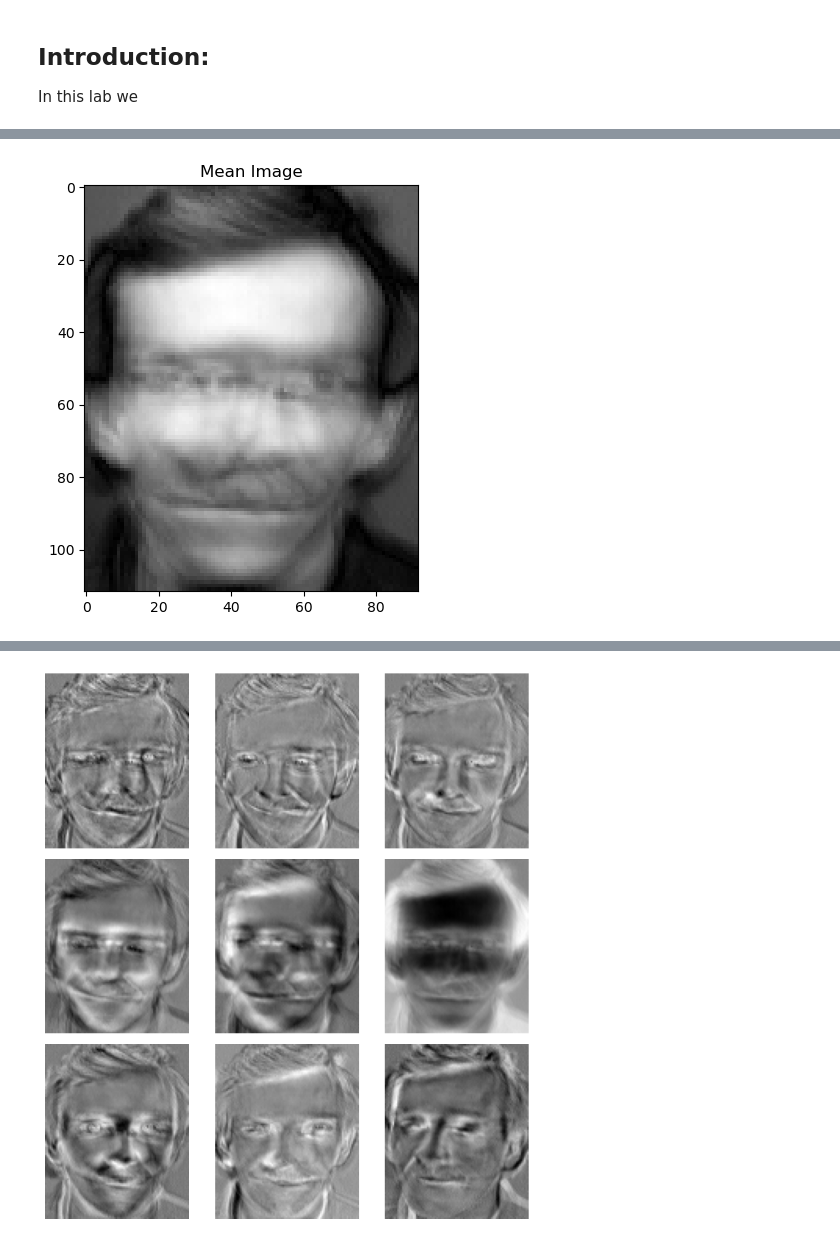
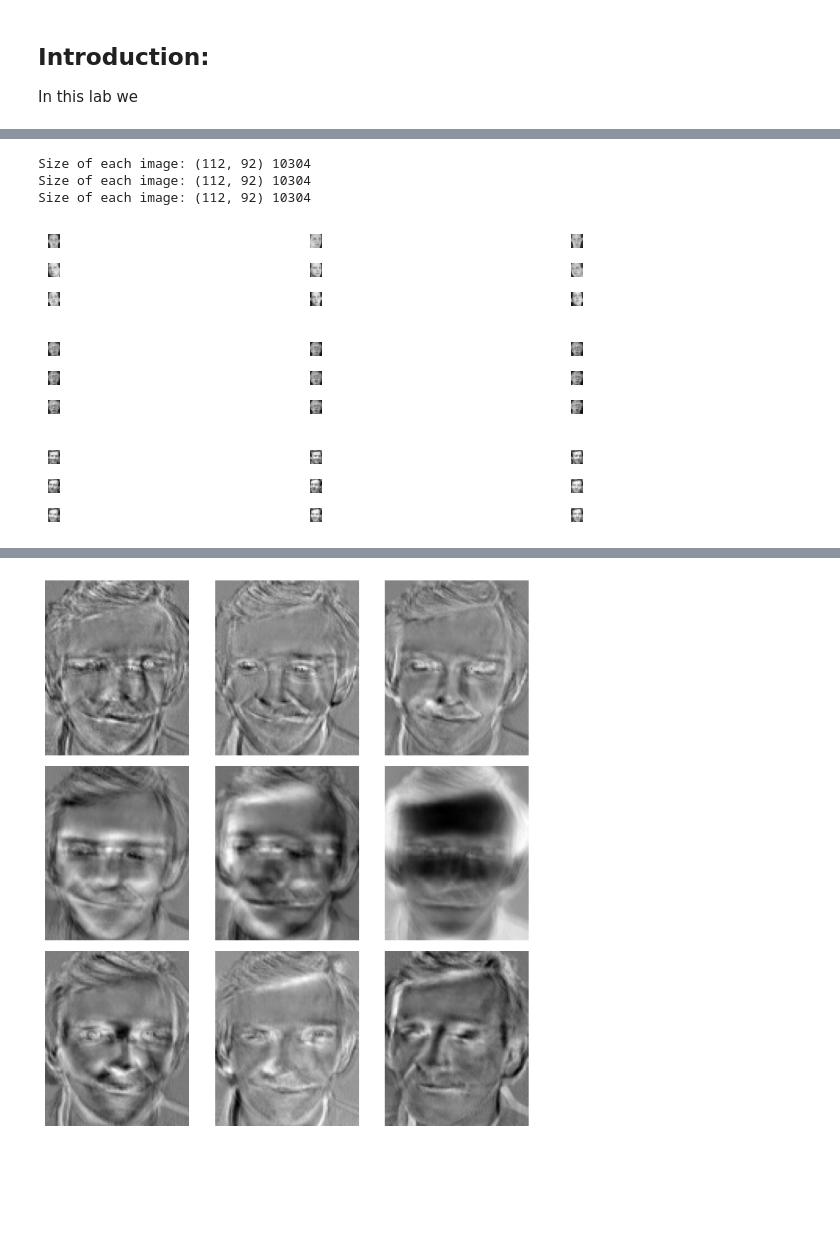
Before and after one commit to Abid-Al-Labib/ENCM-509, a Jupyter notebook: lab 6/lab06.ipynb, the cells around one changed output, grey strips where cells are left out. Drawn from its saved outputs; the diff is of its cells as text; code cells hidden in the pictures; blank space fills up the shorter version.

Commit message:
changes to loading of images

```diff
--- a/lab 6/lab06.ipynb
+++ b/lab 6/lab06.ipynb
@@ -163,11 +93,50 @@ Size of each image: (112, 92) 10304
-# %%
-# calculates the mean of each row instead of each column
-m = np.mean(S, axis=1)
-# converts to unsigned 8-bit integer. Values range from 0 to 255
-m = np.uint8(np.abs(m)).reshape(-1,1)
-
-img = np.reshape(m, (irow, icol))
-plt.imshow(img, cmap='gray')
-plt.title('Mean Image');
-# %% [output]
-[figure, removed]
+# %%
+#storing all 27 faces into one gallery
+
+S = np.zeros((irow*icol, M*3)) # img matrix
+
+#loading the gallery images
+for subject in range(1,4):
+    path = f'ATT dataset/s{subject}/'
+    img = imread(path + '1.pgm', as_gray=True)
+
+    # get the number of rows (irow) and columns (icol).
+    # these values must to be the same for all images
+    irow, icol = img.shape
+
+    # allocation of vector that will have all images
+
+
+    plt.figure(figsize=(8,8))
+    for i in range(M,-1,-1):
+        if i==0:
+            i=i+1
+        img = imread(path + '{}.pgm'.format(i), as_gray=True)
+
+        plt.subplot(27,3,i)
+        plt.imshow(img, cmap='gray')
+        plt.axis('off')
+
+        # reshape(img',irow*icol,1);
+        # creates a (N1*N2)x1 vector
+        temp = np.reshape(img, (irow*icol,1))
+        index = (subject*9) - i
+        S[:,index] = temp[:,0]
+    # after finishing the sequence, S is a N1*N2xM matrix
+
+    print('Size of each image:', img.shape, np.multiply(img.shape[0], img.shape[1]))
+
+# looping over all the loaded images in S to normalize
+for i in range(S.shape[1]):
+    temp = S[:,i]
+    m = np.mean(temp)
+    st = np.std(temp)
+    # calculation where are defined the new pixels intensities
+    S[:,i] = (temp - m) * ustd / st + um
+# %% [output]
+Size of each image: (112, 92) 10304
+Size of each image: (112, 92) 10304
+Size of each image: (112, 92) 10304
+[figure, added]
+[figure, added]
+[figure, added]
```
Also changed, not shown: parts of 13 cells of this notebook.
